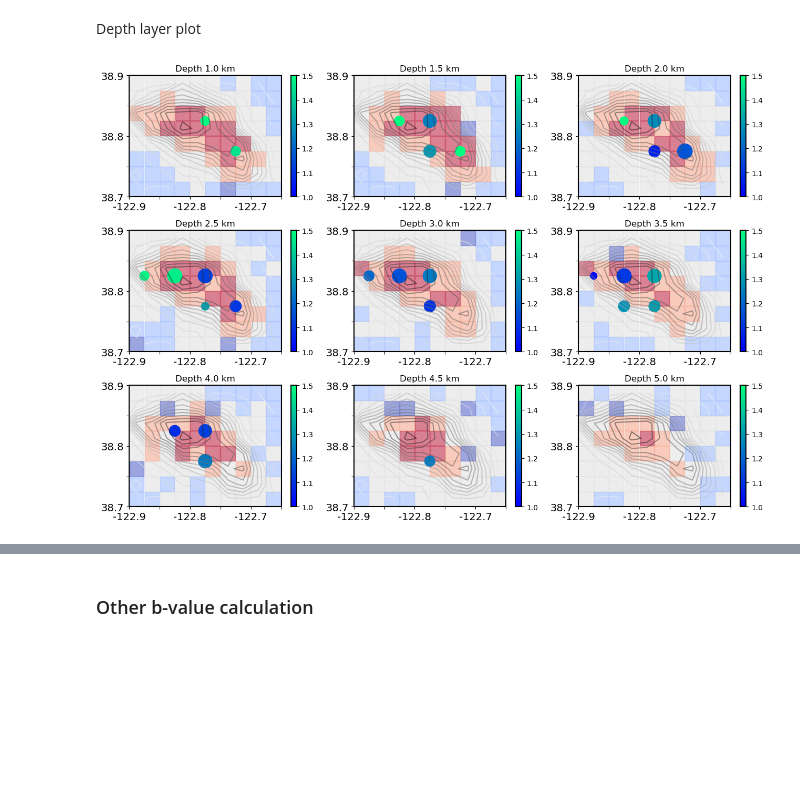
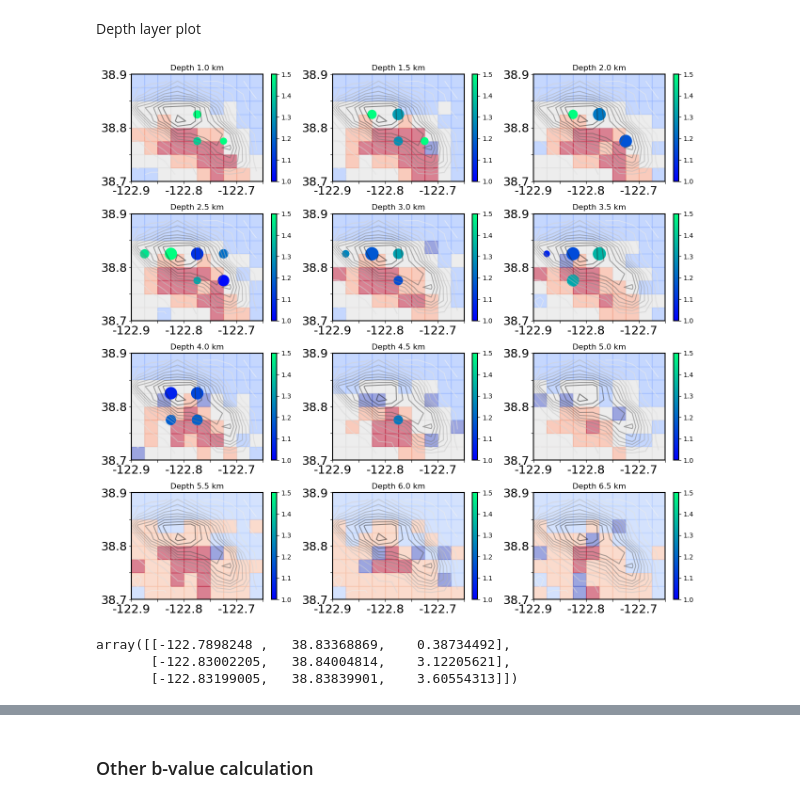
Before and after one commit to maciej-sakwa/the_geysers, a Jupyter notebook: GEYSERS_notebook.ipynb, the cells around one changed output, grey strips where cells are left out. Saved outputs shown, nothing was run; the diff lists cells and outputs as text; code cells hidden in the pictures; blank space fills up the shorter version.

```diff
--- a/GEYSERS_notebook.ipynb
+++ b/GEYSERS_notebook.ipynb
@@ -179,8 +182,8 @@ Depth layer plot
 df_catalogue_old = pd.read_csv('../data/the_geysers/reduced_catalogue_clustered.csv', index_col=[0])
 df_density_old = pd.read_csv(os.path.join(folder_path_mauro, 'full_results_new_matrix.csv'), index_col=[0])
 # %%
-layers = np.arange(1, 5.5, 0.5)
-fig, axs = plt.subplots(nrows = 3, ncols=3, figsize = (13, 9))
+layers = np.arange(1, 7, 0.5)
+fig, axs = plt.subplots(nrows = 4, ncols=3, figsize = (13, 12))
 
 mpl.rcParams['font.size'] = 10
 mpl.rcParams['axes.linewidth'] = 1.5
@@ -188,7 +191,7 @@ mpl.rcParams['axes.linewidth'] = 1.5
 
 # Definition of meshgrid for eq_density
 x_contour = np.arange(geo_bound_old['long_min'], geo_bound_old['long_max'] + geo_bound_old['step_l'], geo_bound_old['step_l'])
-y_contour = np.arange(geo_bound_old['lat_min'], geo_bound_old['lat_max'] + geo_bound_old['step_l'], geo_bound_old['step_l'])
+y_contour = np.arange(geo_bound_old['lat_min']- 2*geo_bound_old['step_l'], geo_bound_old['lat_max'] + geo_bound_old['step_l'], geo_bound_old['step_l'])
 z_contour = - np.arange(geo_bound_old['depth_min'], geo_bound_old['depth_max'] + geo_bound_old['step_d'], geo_bound_old['step_d'])
 
 x_cat = df_catalogue_old['Longitude']
@@ -219,31 +222,31 @@ for ax, layer in zip(axs.ravel(), layers):
 
     df_test = df_density_layer.drop_duplicates(subset=['index_1D'])
     for index, row in df_test[['lat_id', 'long_id', 'cluster']].iterrows():
         map_cluster[row['lat_id'], row['long_id']] = row['cluster']
 
     map_cluster[map_cluster == 0] = 2
 
     plot_cluster = ax.scatter(X_cat[:-1, :-1]+0.0125, Y_cat[:-1, :-1]+0.0125, c=map_cluster.astype(int), s = 400, marker='s', cmap='coolwarm', alpha = 0.5)
 
     # Density contour
     ax.contour(X_cat[:-1, :-1]+(geo_bound_old['step_l']/2), Y_cat[:-1, :-1]+(geo_bound_old['step_l']/2), np.log10(H_cat.T), 15, cmap='Greys', alpha = 0.5)
 
 
     # B-values scatter
     df_layer = df_nodes[df_nodes.depth_id == layer].copy()
     plot = ax.scatter(df_layer.long_id + 0.025, df_layer.lat_id + 0.025, c= df_layer.b_value, cmap='winter', s = 500 * (1 - 5 * df_layer.error),  vmin = 1, vmax = 1.5)
 
     # Visuals
     ax.set_xlim(-122.9, -122.7)
     ax.set_ylim(38.7, 38.9)
     ax.set_xticks(np.arange(-122.9, -122.61, 0.05))
     ax.set_xticklabels(["-122.9", "", "-122.8", "", "-122.7", ""])
     ax.set_yticks(np.arange(38.7, 38.91, 0.05))
     ax.set_yticklabels(["38.7", "", "38.8", "", "38.9"])
     ax.set_title(f'Depth {layer} km')
     plt.colorbar(plot)
 
 plt.tight_layout()
 plt.show()
 # %% [output]
-[figure, old version]
+[figure, new version]
@@ -250,3 +268,9 @@ plt.show()
+# %%
+locations
+# %% [output]
+array([[-122.7898248 ,   38.83368869,    0.38734492],
+       [-122.83002205,   38.84004814,    3.12205621],
+       [-122.83199005,   38.83839901,    3.60554313]])
 # %%
 # Create a Stamen Terrain instance.
 mpl.rcParams['font.size'] = 18
```
Also changed, not shown: parts of 11 cells of this notebook, 6 other files.
